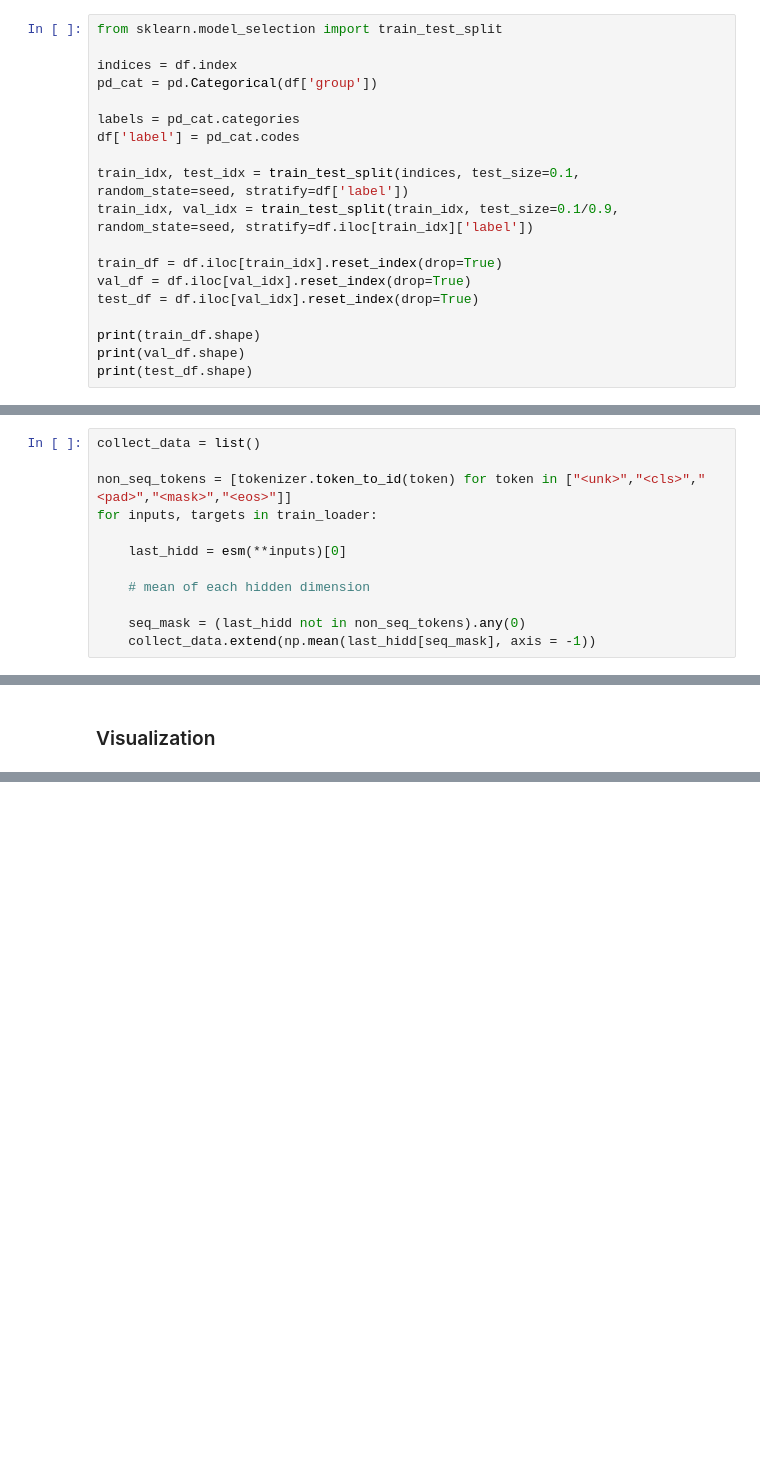
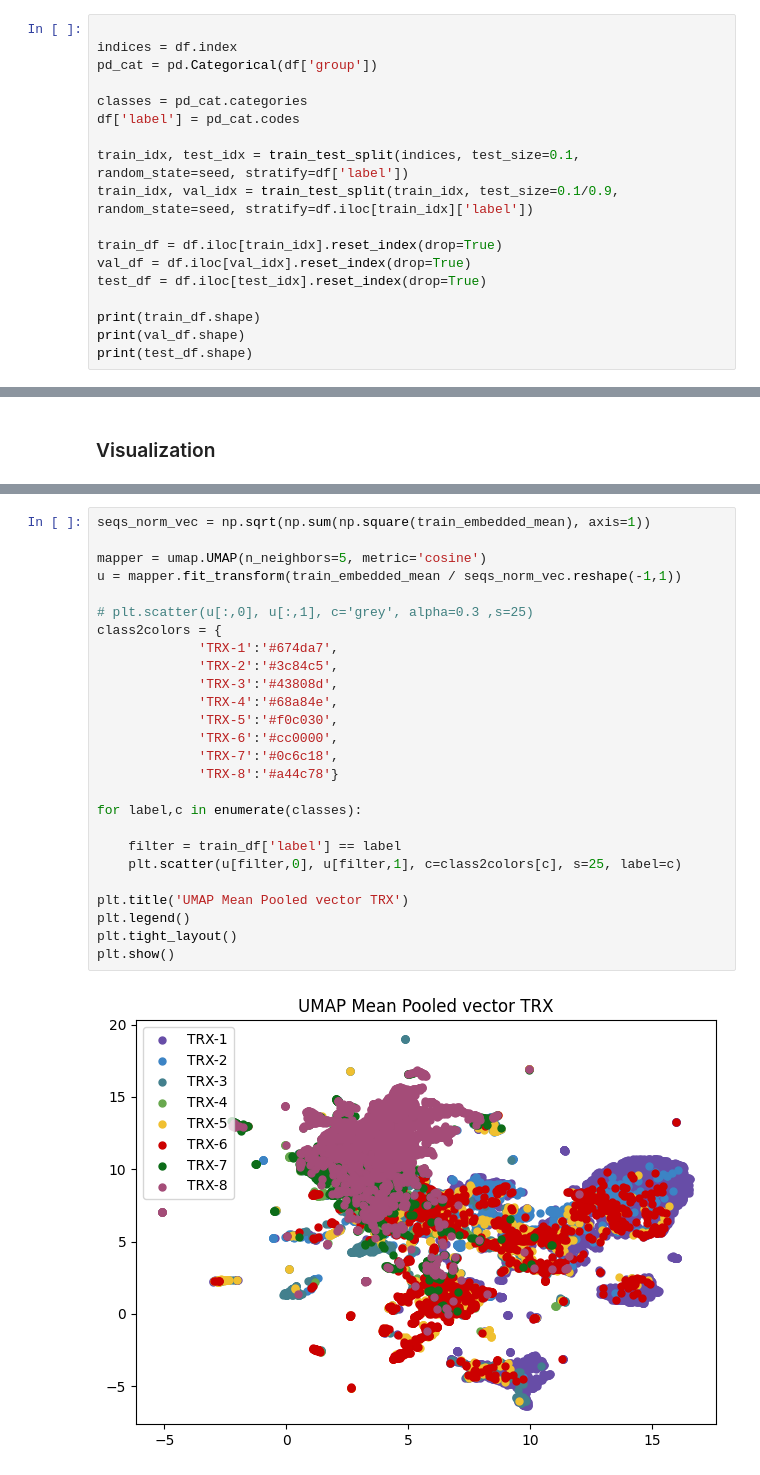
Before and after one commit to Mancio98/SPIN, a Jupyter notebook: notebooks/testing_TRX.ipynb, the cells around one changed output, grey strips where cells are left out. Cells and saved outputs as stored; diff of their text form; blank space fills up the shorter version.

```diff
--- a/notebooks/testing_TRX.ipynb
+++ b/notebooks/testing_TRX.ipynb
@@ -61,12 +103,11 @@ plt.show()
 # %% [markdown]
 Splitting 80/10/10
 # %%
-from sklearn.model_selection import train_test_split
 
 indices = df.index
 pd_cat = pd.Categorical(df['group'])
 
-labels = pd_cat.categories
+classes = pd_cat.categories
 df['label'] = pd_cat.codes
 
 train_idx, test_idx = train_test_split(indices, test_size=0.1, random_state=seed, stratify=df['label'])
@@ -74,7 +115,7 @@ train_idx, val_idx = train_test_split(train_idx, test_size=0.1/0.9, random_state
 
 train_df = df.iloc[train_idx].reset_index(drop=True)
 val_df = df.iloc[val_idx].reset_index(drop=True)
-test_df = df.iloc[val_idx].reset_index(drop=True)
+test_df = df.iloc[test_idx].reset_index(drop=True)
 
 print(train_df.shape)
 print(val_df.shape)
@@ -243,12 +223,0 @@ train_loader = DataLoader(
-# %%
-collect_data = list()
-
-non_seq_tokens = [tokenizer.token_to_id(token) for token in ["<unk>","<cls>","<pad>","<mask>","<eos>"]]
-for inputs, targets in train_loader:
-
-    last_hidd = esm(**inputs)[0]
-
-    # mean of each hidden dimension
-
-    seq_mask = (last_hidd not in non_seq_tokens).any(0)
-    collect_data.extend(np.mean(last_hidd[seq_mask], axis = -1))
@@ -256,0 +263,28 @@ for inputs, targets in train_loader:
+# %%
+seqs_norm_vec = np.sqrt(np.sum(np.square(train_embedded_mean), axis=1))
+
+mapper = umap.UMAP(n_neighbors=5, metric='cosine')
+u = mapper.fit_transform(train_embedded_mean / seqs_norm_vec.reshape(-1,1))
+
+# plt.scatter(u[:,0], u[:,1], c='grey', alpha=0.3 ,s=25)
+class2colors = {
+             'TRX-1':'#674da7',
+             'TRX-2':'#3c84c5',
+             'TRX-3':'#43808d',
+             'TRX-4':'#68a84e',
+             'TRX-5':'#f0c030',
+             'TRX-6':'#cc0000',
+             'TRX-7':'#0c6c18',
+             'TRX-8':'#a44c78'}
+
+for label,c in enumerate(classes):
+
+    filter = train_df['label'] == label
+    plt.scatter(u[filter,0], u[filter,1], c=class2colors[c], s=25, label=c)
+
+plt.title('UMAP Mean Pooled vector TRX')
+plt.legend()
+plt.tight_layout()
+plt.show()
+# %% [output]
+[figure, added]
```
Also changed, not shown: parts of 51 cells of this notebook, 1 other file.
